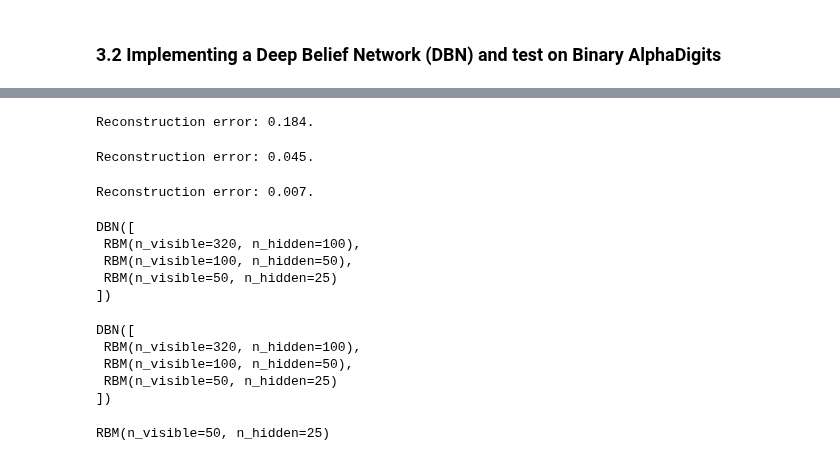
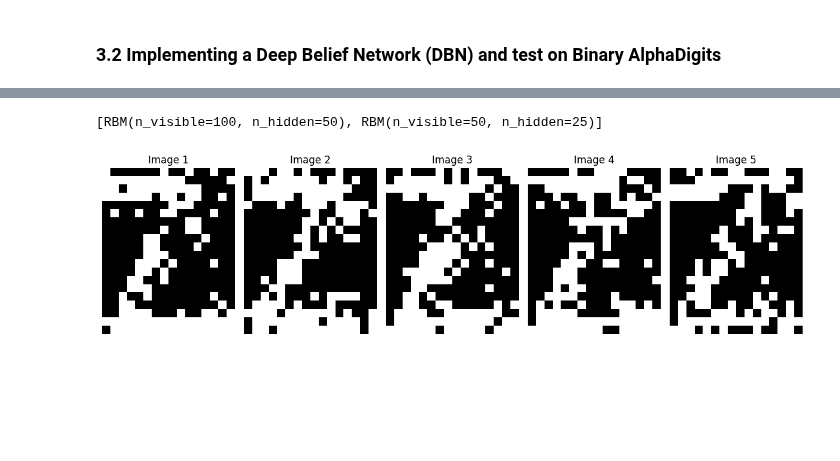
Before and after one commit to Yedson54/DeepLearning2-Project-M2DS, a Jupyter notebook: notebook/experiments.ipynb, the cells around one changed output, grey strips where cells are left out. Cells and saved outputs as stored; diff of their text form; code cells hidden in the pictures; blank space fills up the shorter version.

```diff
--- a/notebook/experiments.ipynb
+++ b/notebook/experiments.ipynb
@@ -493,39 +516,19 @@ class DBN:
+# %%
+# Check if the RBM are accessibles via a slicing
+print(dbn[1:3])
+# %% [output]
+[RBM(n_visible=100, n_hidden=50), RBM(n_visible=50, n_hidden=25)]
 # %%
-n_visible=data.shape[1]
-hidden_layer_sizes = [100, 50, 25]
+# # Generate images
+generated_images = dbn.generate_image(n_samples=5, n_gibbs_steps=1)
 
-dbn = DBN(n_visible=n_visible, hidden_layer_sizes=hidden_layer_sizes, random_state=42)
-dbn.train(data, learning_rate=0.1, n_epochs=10, batch_size=10)
-
-# # Generate images
-# generated_images = dbn.generate_image(n_samples=5, n_gibbs_steps=100)
-
-# # Display generated images
-# fig, axes = plt.subplots(nrows=1, ncols=5, figsize=(12, 4))
-# for i in range(5):
-#     axes[i].imshow(generated_images[i].reshape(20, 16), cmap='gray')
-#     axes[i].set_title(f"Image {i+1}")
-#     axes[i].axis('off')
-# plt.tight_layout()
-# plt.show()
+# Display generated images
+fig, axes = plt.subplots(nrows=1, ncols=5, figsize=(12, 4))
+for i in range(5):
+    axes[i].imshow(generated_images[i].reshape(20, 16), cmap='gray')
+    axes[i].set_title(f"Image {i+1}")
+    axes[i].axis('off')
+plt.tight_layout()
+plt.show()
 # %% [output]
-Reconstruction error: 0.184.
-Reconstruction error: 0.045.
-Reconstruction error: 0.007.
-DBN([
- RBM(n_visible=320, n_hidden=100),
- RBM(n_visible=100, n_hidden=50),
- RBM(n_visible=50, n_hidden=25)
-])
+[figure, added]
-# %%
-print(dbn)
-# %% [output]
-DBN([
- RBM(n_visible=320, n_hidden=100),
- RBM(n_visible=100, n_hidden=50),
- RBM(n_visible=50, n_hidden=25)
-])
-# %%
-dbn[2]
-# %% [output]
-RBM(n_visible=50, n_hidden=25)
```
Also changed, not shown: parts of 7 cells of this notebook, 2 other files.
